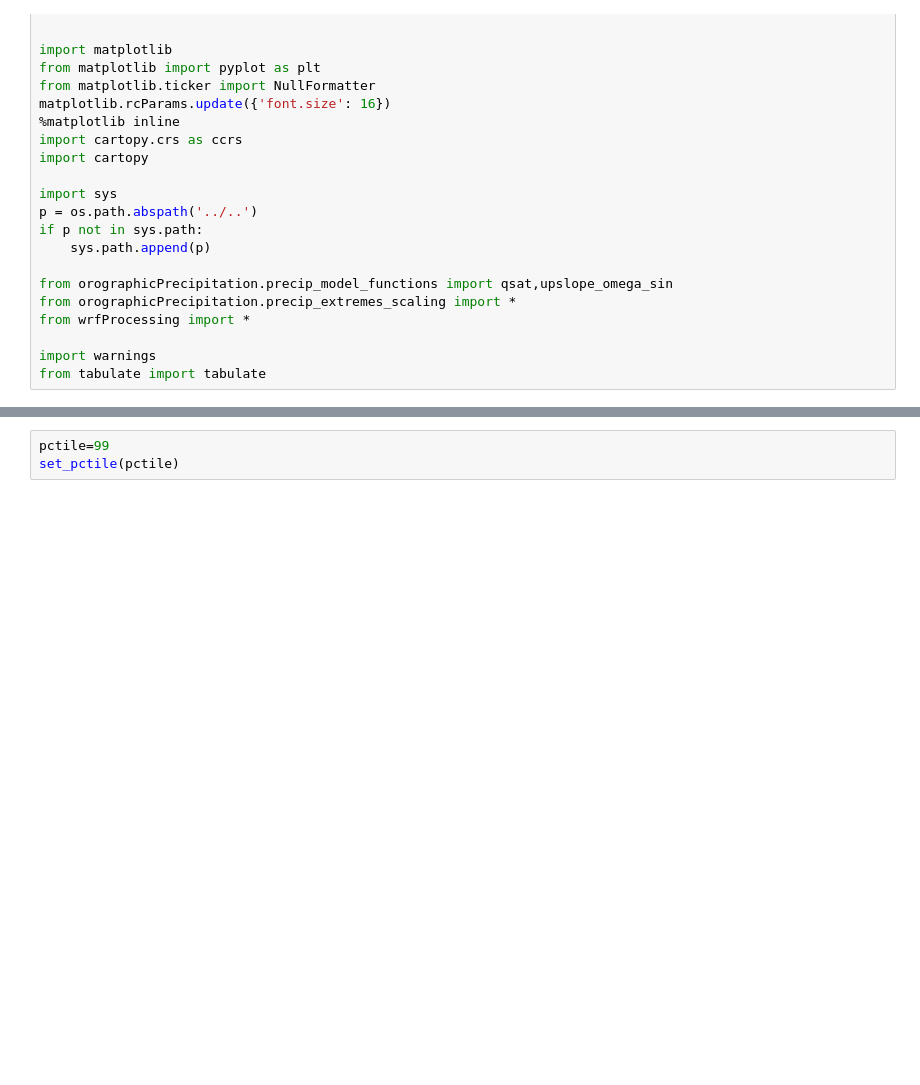
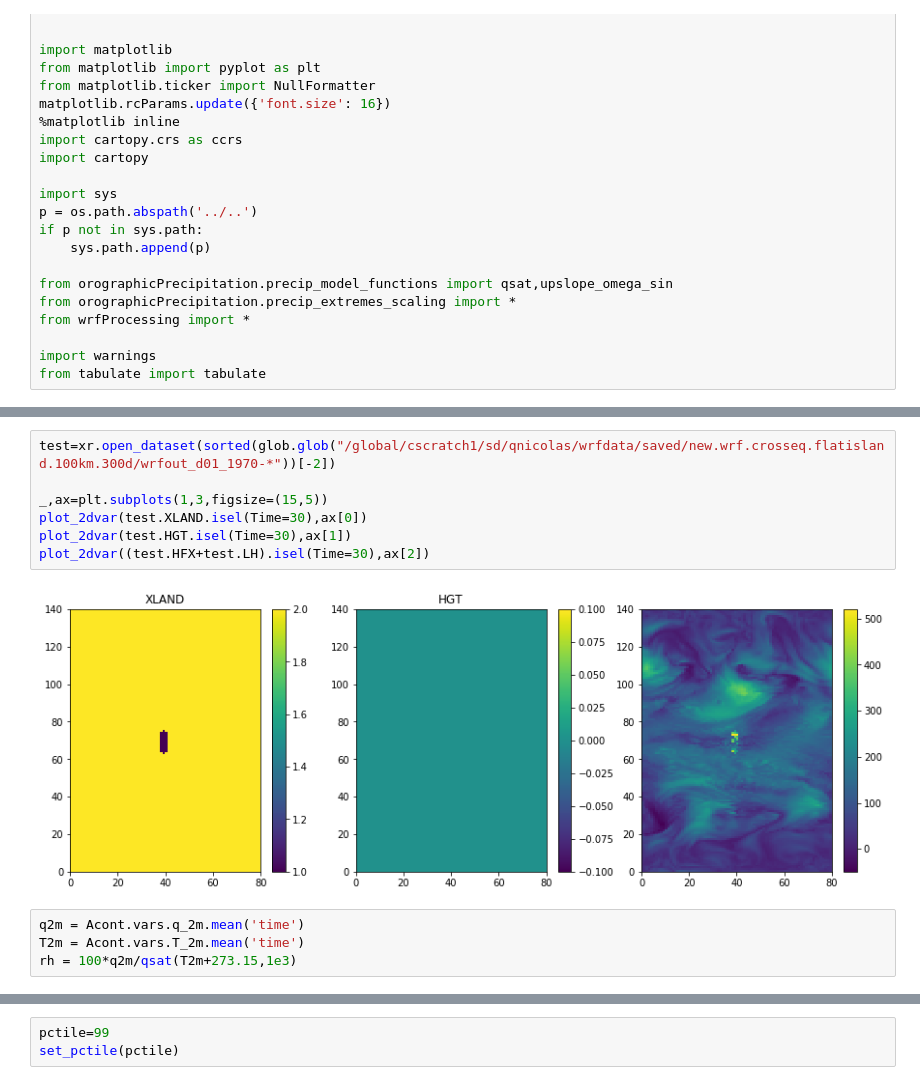
Before and after one commit to qnicolas/orographicPrecipitation, a Jupyter notebook: wrfProcessing/wrf_mountain_vs_aquaplanet.ipynb, the cells around one changed output, grey strips where cells are left out. Cells and saved outputs as stored; diff of their text form; blank space fills up the shorter version.

```diff
--- a/wrfProcessing/wrf_mountain_vs_aquaplanet.ipynb
+++ b/wrfProcessing/wrf_mountain_vs_aquaplanet.ipynb
@@ -61,0 +131,13 @@ def set_pctile(pctile):
+# %%
+test=xr.open_dataset(sorted(glob.glob("/global/cscratch1/sd/qnicolas/wrfdata/saved/new.wrf.crosseq.flatisland.100km.300d/wrfout_d01_1970-*"))[-2])
+
+_,ax=plt.subplots(1,3,figsize=(15,5))
+plot_2dvar(test.XLAND.isel(Time=30),ax[0])
+plot_2dvar(test.HGT.isel(Time=30),ax[1])
+plot_2dvar((test.HFX+test.LH).isel(Time=30),ax[2])
+# %% [output]
+[figure, added]
+# %%
+q2m = Acont.vars.q_2m.mean('time')
+T2m = Acont.vars.T_2m.mean('time')
+rh = 100*q2m/qsat(T2m+273.15,1e3)
```
Also changed, not shown: parts of 62 cells of this notebook, 15 other files.
